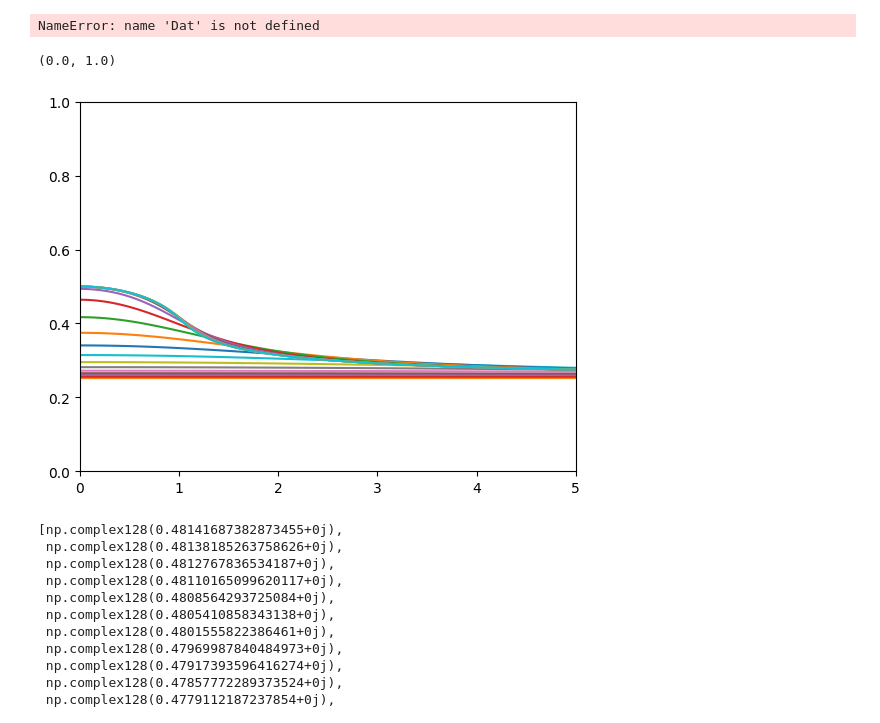
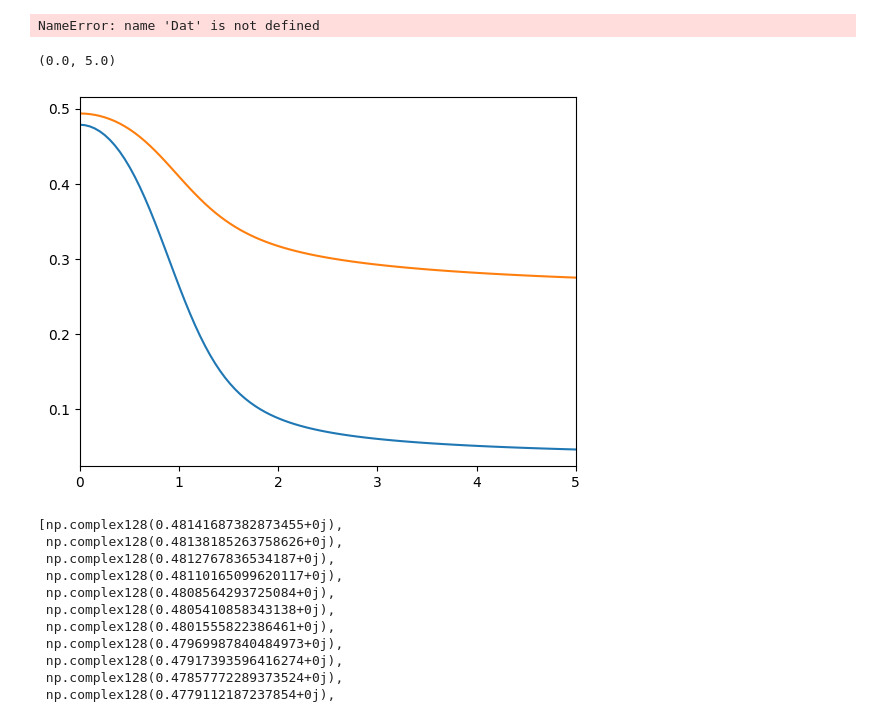
Before and after one commit to KristianMunnikhuis/subsystem_loschmidt_echo, a Jupyter notebook: scripts/mutual_info/exact_diag/gibbs_ED.ipynb, the cells around one changed output. Cells and saved outputs as stored; diff of their text form; code cells hidden in the pictures.

Commit message:
Made Gibbs plots

```diff
--- a/scripts/mutual_info/exact_diag/gibbs_ED.ipynb
+++ b/scripts/mutual_info/exact_diag/gibbs_ED.ipynb
@@ -313,22 +313,43 @@ OP9 = Projectors[n_9-1]
 OP10 = Projectors[n_10-1]
 # %%
 betas = np.logspace(-2,1,20)
-data = []
+P2_thermal = []
+P3_thermal = []
+P4_thermal = []
+P5_thermal = []
+P6_thermal = []
+for bi in betas:
+    dat1  = []
+    dat2  = []
+    dat3  = []
+    dat4  = []
+    dat5  = []
+    for hi in range(len(h_i)):
+        dat1.append(Thermal_Average(OP1, Energies_hi[hi],Eigenvectors_hi[hi],bi))
+        dat2.append(Thermal_Average(OP2, Energies_hi[hi],Eigenvectors_hi[hi],bi))
 
-for bi in betas:
-    dat = []
-    for hi in range(len(h_i)):
-        dat.append(Thermal_Average(OP2, Energies_hi[hi],Eigenvectors_hi[hi],bi))
-    data.append(dat)
+        dat3.append(Thermal_Average(OP3, Energies_hi[hi],Eigenvectors_hi[hi],bi))
+
+        dat4.append(Thermal_Average(OP4, Energies_hi[hi],Eigenvectors_hi[hi],bi))
+
+        dat5.append(Thermal_Average(OP5, Energies_hi[hi],Eigenvectors_hi[hi],bi))
+
+    P2_thermal.append(dat1)
+    P3_thermal.append(dat2)
+    P4_thermal.append(dat3)
+
+    P5_thermal.append(dat4)
+    P6_thermal.append(dat5)
 # %%
-for dat in range(len(betas)):
-    plt.plot(h_i,data[dat],label = betas[dat])
+t = -6
+plt.plot(h_i,P6_thermal[t])
+plt.plot(h_i,P3_thermal[t],label = betas[dat])
 plt.xlim(h_i[0],h_i[-1])
 #plt.legend()
-plt.ylim(0,1)
+#plt.ylim(0,1)
 # %% [output]
-(0.0, 1.0)
+(0.0, 5.0)
-[figure, old version]
+[figure, new version]
 # %%
 data[4]
 # %% [output]
```
